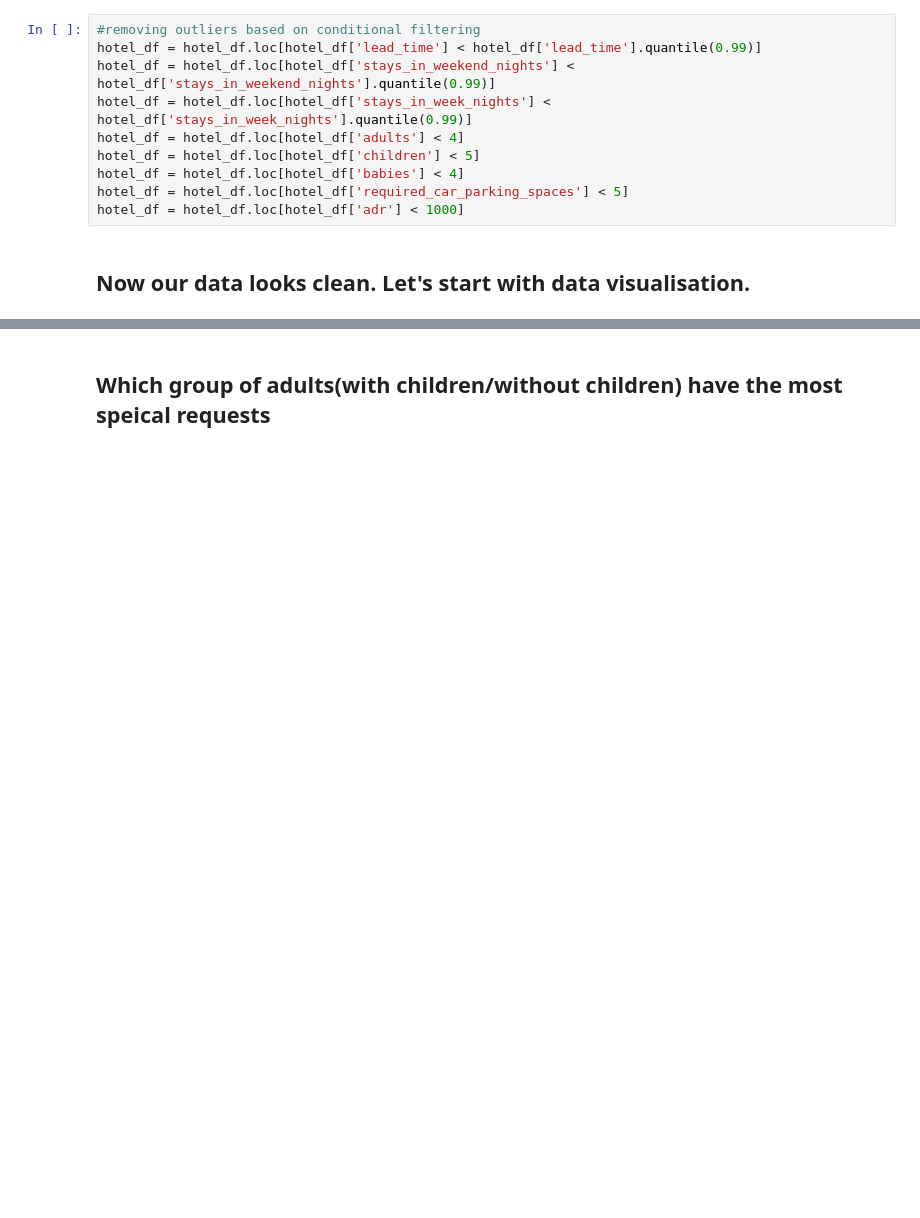
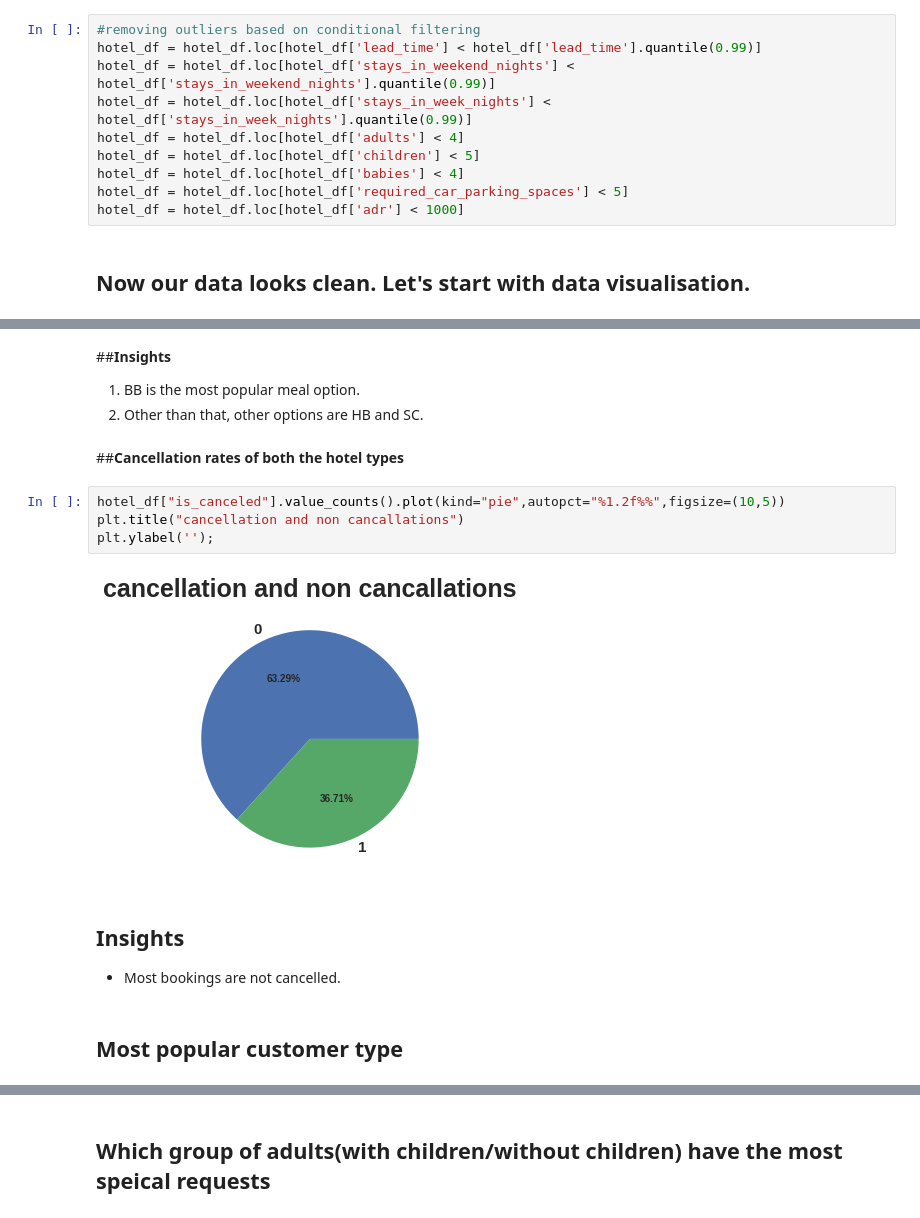
Before and after one commit to aynaval/Hotel-booking-analysis_EDA, a Jupyter notebook: Team_notebook_Hotel_booking_analysis.ipynb, the cells around one changed output, grey strips where cells are left out. Cells and saved outputs as stored; diff of their text form; blank space fills up the shorter version.

```diff
--- a/Team_notebook_Hotel_booking_analysis.ipynb
+++ b/Team_notebook_Hotel_booking_analysis.ipynb
@@ -287,0 +342,19 @@ hotel_df = hotel_df.loc[hotel_df['adr'] < 1000]
+# %% [markdown]
+##**Insights**
+
+
+1.   BB is the most popular meal option.
+2.   Other than that, other options are HB and SC.
+# %% [markdown]
+##**Cancellation rates of both the hotel types**
+# %%
+hotel_df["is_canceled"].value_counts().plot(kind="pie",autopct="%1.2f%%",figsize=(10,5))
+plt.title("cancellation and non cancallations")
+plt.ylabel('');
+# %% [output]
+[figure, added]
+# %% [markdown]
+## **Insights**
+* Most bookings are not cancelled.
+# %% [markdown]
+## **Most popular customer type**
```
Also changed, not shown: parts of 80 cells of this notebook.
